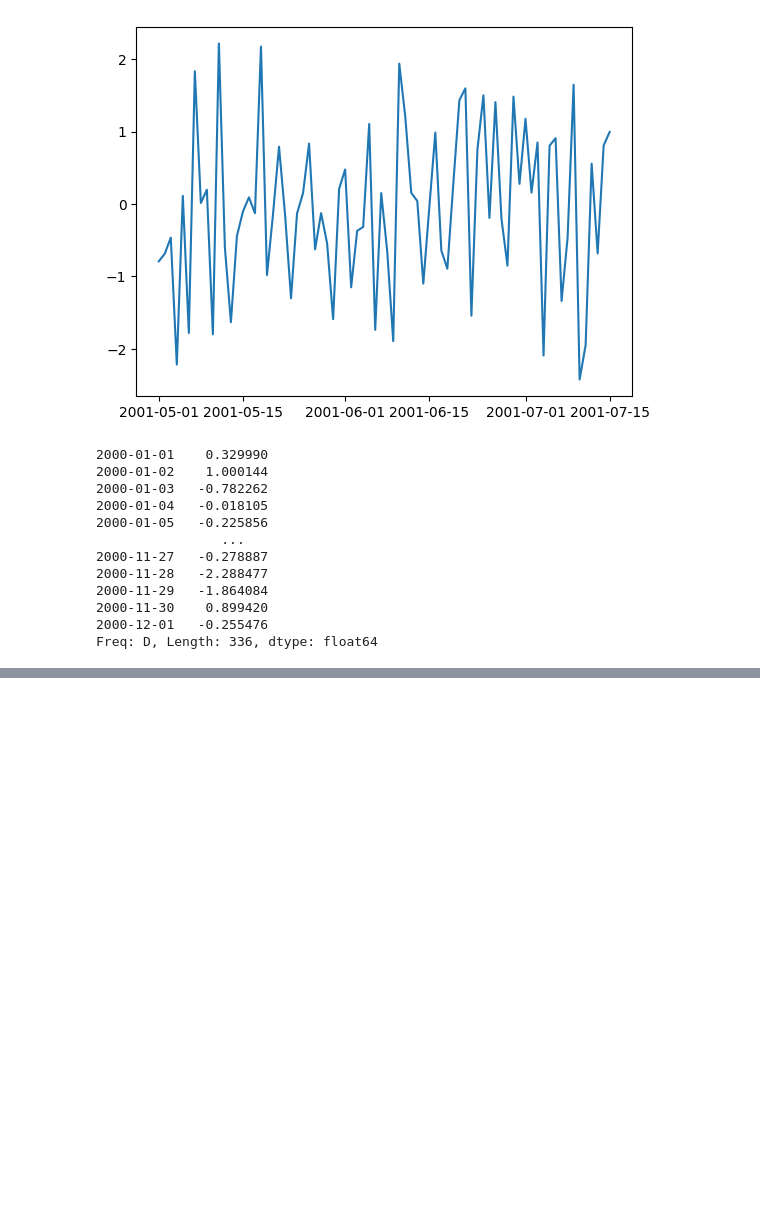
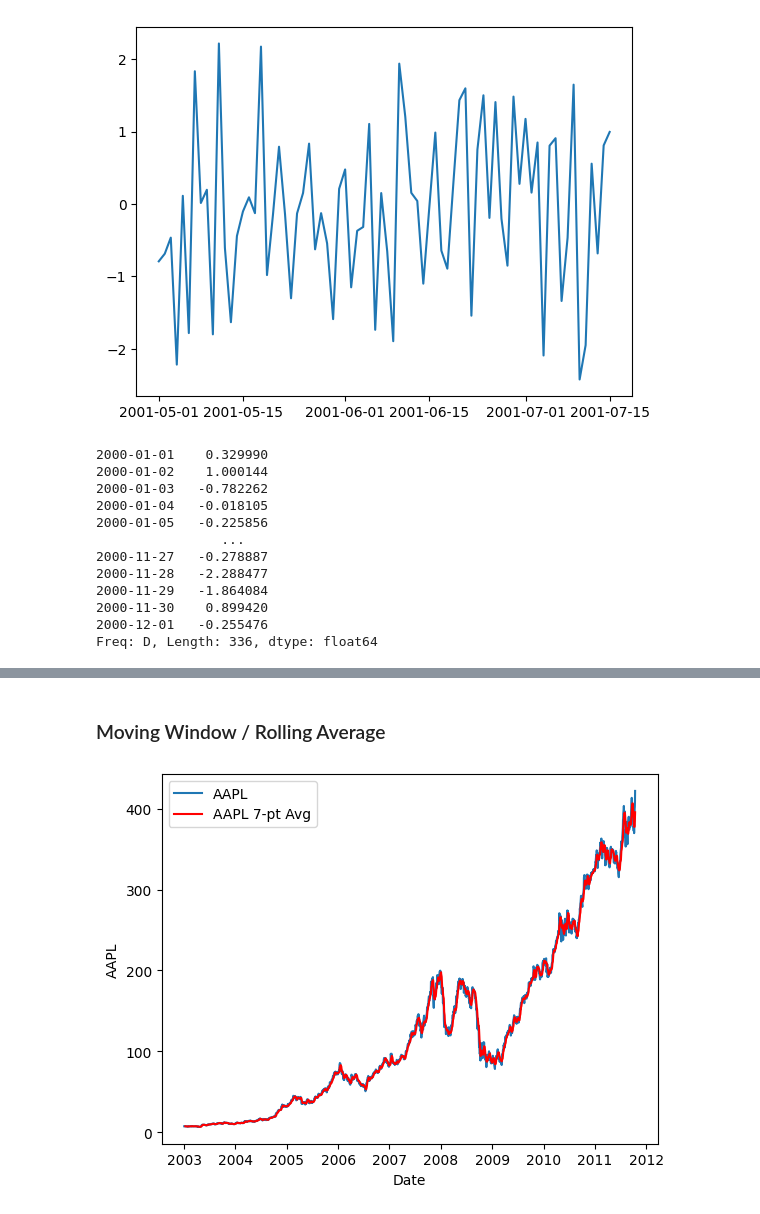
Before and after one commit to drolsonmi/math3080, a Jupyter notebook: Notes/09 Timeseries.ipynb, the cells around one changed output, grey strips where cells are left out. Drawn from its saved outputs; the diff is of its cells as text; code cells hidden in the pictures; blank space fills up the shorter version.

```diff
--- a/Notes/09 Timeseries.ipynb
+++ b/Notes/09 Timeseries.ipynb
@@ -294,0 +312,3 @@ Freq: D, Length: 336, dtype: float64
+# %%
+stocks = pd.read_csv('https://raw.githubusercontent.com/wesm/pydata-book/3rd-edition/examples/stock_px.csv')
+stocks.head()
@@ -294,0 +322,4 @@ Freq: D, Length: 336, dtype: float64
+# %%
+stocks.columns = ['Date', 'AAPL', 'MSFT', 'XOM', 'SPX']
+stocks['Date'] = pd.to_datetime(stocks['Date'])
+stocks.head()
@@ -294,0 +333,4 @@ Freq: D, Length: 336, dtype: float64
+# %%
+stocks.set_index(stocks['Date'], inplace=True)
+stocks.drop('Date', axis=1, inplace=True)
+stocks.head()
@@ -294,0 +345,16 @@ Freq: D, Length: 336, dtype: float64
+# %% [markdown]
+### Moving Window / Rolling Average
+# %%
+stocks['AAPL_7'] = stocks['AAPL'].rolling(7).mean()
+
+import plotly.express as px
+
+#px.line(stocks['AAPL'])
+#px.line(stocks['AAPL_7'])
+
+sns.lineplot(data=stocks, x=stocks.index, y='AAPL', label='AAPL')
+sns.lineplot(data=stocks, x=stocks.index, y='AAPL_7', label='AAPL 7-pt Avg', color='red')
+plt.legend()
+plt.show()
+# %% [output]
+[figure, added]
```
Also changed, not shown: parts of 26 cells of this notebook.
